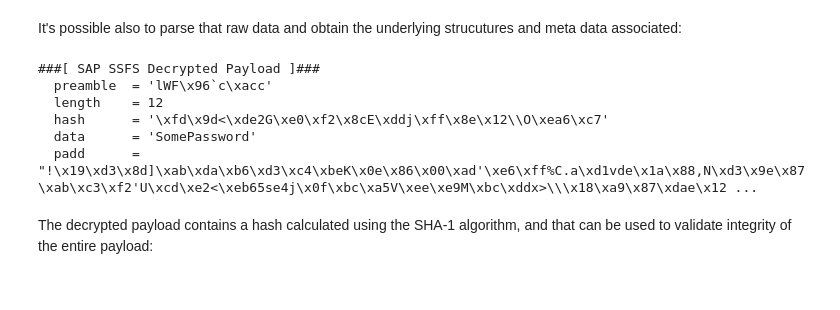
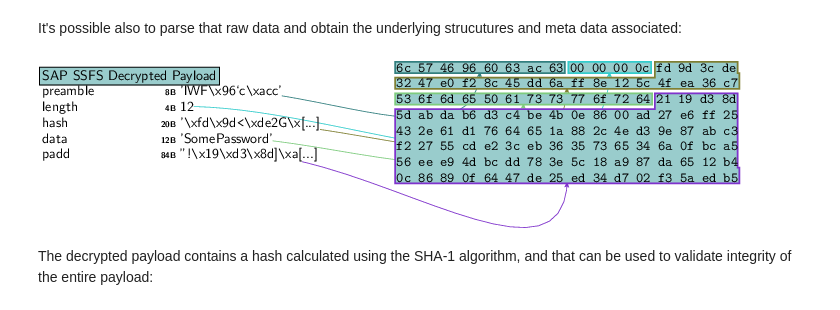
Before and after one commit to OWASP/pysap, a Jupyter notebook: docs/fileformats/SAPSSFS.ipynb, the cells around one changed output. Saved outputs shown, nothing was run; the diff lists cells and outputs as text; code cells hidden in the pictures.

```diff
--- a/docs/fileformats/SAPSSFS.ipynb
+++ b/docs/fileformats/SAPSSFS.ipynb
@@ -115,14 +95,9 @@ decrypted_blob
 It's possible also to parse that raw data and obtain the underlying strucutures and meta data associated:
 # %%
 payload = SAPSSFSDecryptedPayload(decrypted_blob)
-payload.show()
+payload.canvas_dump()
 # %% [output]
-###[ SAP SSFS Decrypted Payload ]###
-  preamble  = 'lWF\x96`c\xacc'
-  length    = 12
-  hash      = '\xfd\x9d<\xde2G\xe0\xf2\x8cE\xddj\xff\x8e\x12\\O\xea6\xc7'
-  data      = 'SomePassword'
-  padd      = "!\x19\xd3\x8d]\xab\xda\xb6\xd3\xc4\xbeK\x0e\x86\x00\xad'\xe6\xff%C.a\xd1vde\x1a\x88,N\xd3\x9e\x87\xab\xc3\xf2'U\xcd\xe2<\xeb65se4j\x0f\xbc\xa5V\xee\xe9M\xbc\xddx>\\\x18\xa9\x87\xdae\x12 ...
+[figure, added]
 # %% [markdown]
 The decrypted payload contains a hash calculated using the SHA-1 algorithm, and that can be used to validate integrity of the entire payload:
 # %%
```
Also changed, not shown: parts of 2 cells of this notebook.
